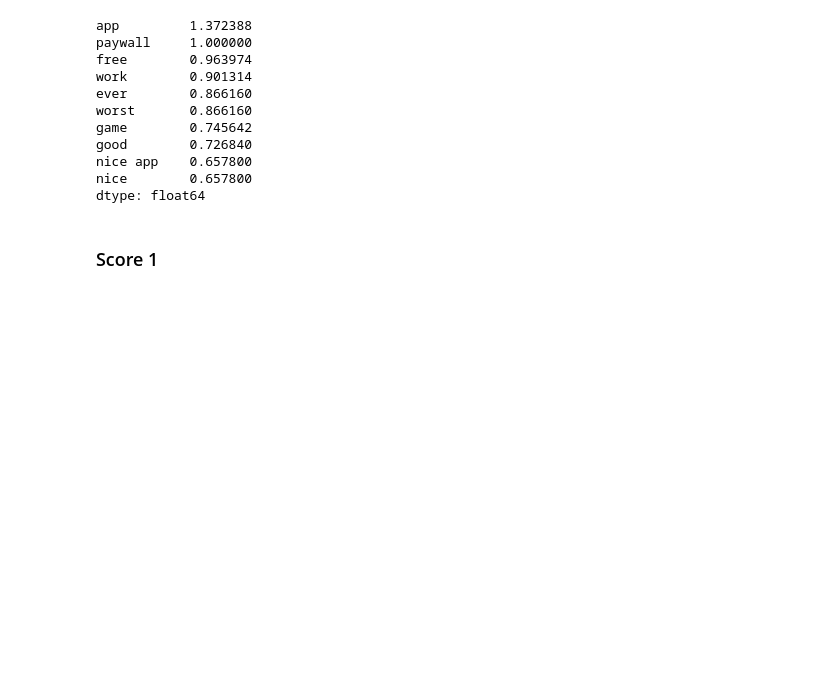
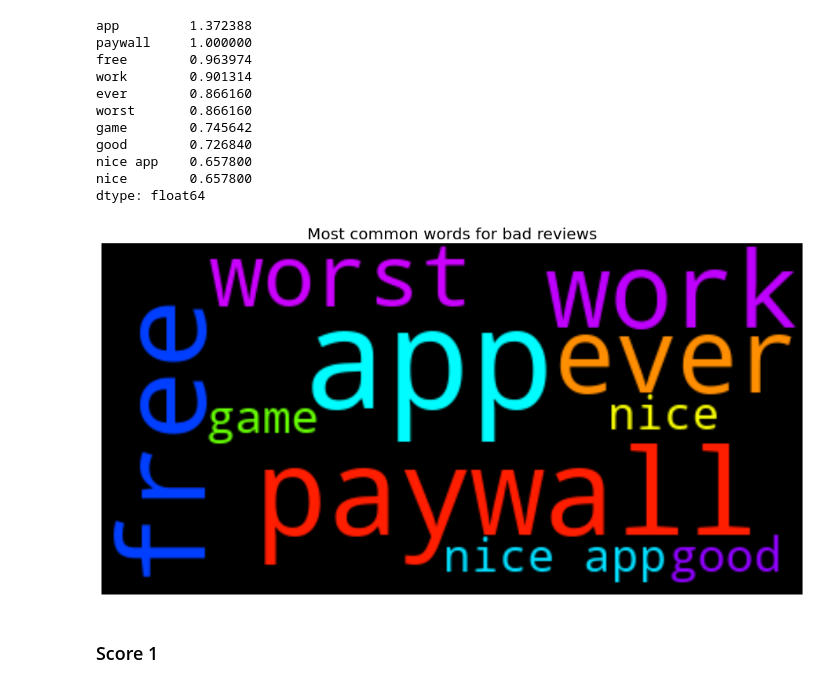
Before and after one commit to Vitalitse/Competitors_Analysis_Users_Reviews, a Jupyter notebook: Norbu competitors analysis - users review.ipynb, the cells around one changed output. Drawn from its saved outputs; the diff is of its cells as text; code cells hidden in the pictures; blank space fills up the shorter version.

```diff
--- a/Norbu competitors analysis - users review.ipynb
+++ b/Norbu competitors analysis - users review.ipynb
@@ -86,6 +90,8 @@ def rev_by_score_tfidf_binary (data, score):
     tf_idf_array = tf_idf.toarray()
     bow_matrix = pd.DataFrame(data=tf_idf_array, columns=count_tf_idf.get_feature_names())
     print(bow_matrix.sum(axis=0).sort_values(ascending=False).head(10))
+
+    return bow_matrix.sum(axis=0).sort_values(ascending=False).head(10)
 # %%
 #input data, the function will split it to train and test set, upsample the minority class of training set, embed the words
 # and run Random Forest to predict the score.
@@ -281,7 +287,7 @@ data_norbu.head()
 # %% [markdown]
 ### Score 0
 # %%
-rev_by_score_tfidf_binary (data_norbu, 0)
+text_0_norbu = rev_by_score_tfidf_binary (data_norbu, 0)
 # %% [output]
 app         1.372388
 paywall     1.000000
@@ -294,6 +300,15 @@ good        0.726840
 nice app    0.657800
 nice        0.657800
 dtype: float64
+# %%
+cloud = WordCloud(max_font_size=80,colormap="hsv").generate_from_frequencies(text_0_norbu)
+plt.figure(figsize=(16,12))
+plt.imshow(cloud, interpolation='bilinear')
+plt.axis('off')
+plt.title('Most common words for bad reviews', size=20)
+plt.show()
+# %% [output]
+[figure, added]
 # %% [markdown]
 ### Score 1
 # %%
```
Also changed, not shown: parts of 9 cells of this notebook.
